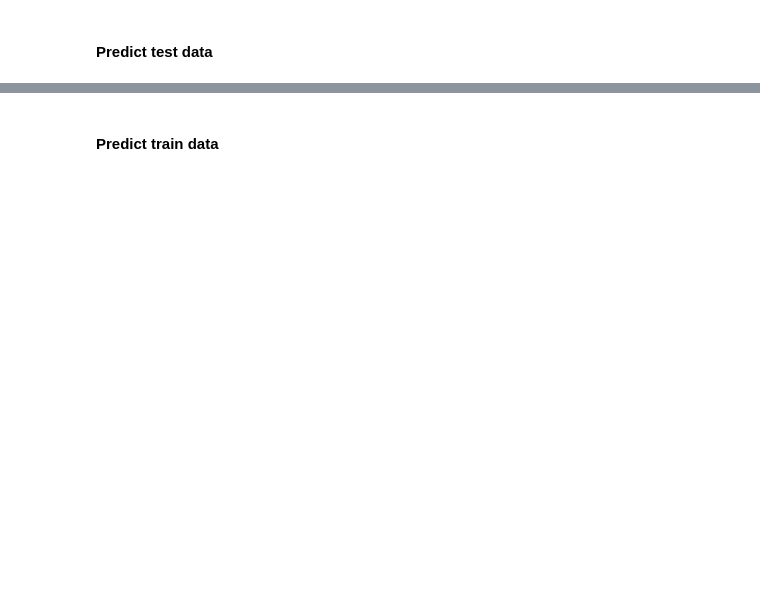
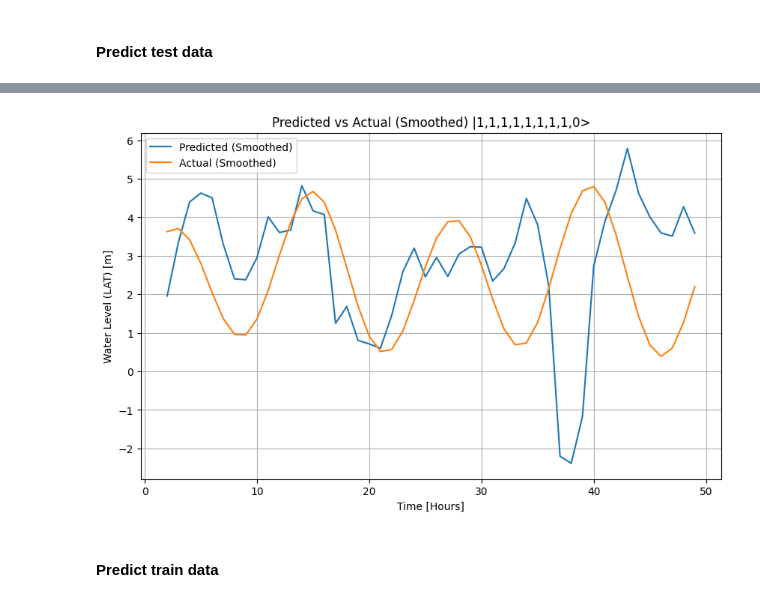
Before and after one commit to MauriceDHanisch/LOQCathon_qReservoir, a Jupyter notebook: RC_Method_1/Tide_predictor/quad_fit_regul_correct_split.ipynb, the cells around one changed output, grey strips where cells are left out. Saved outputs shown, nothing was run; the diff lists cells and outputs as text; code cells hidden in the pictures; blank space fills up the shorter version.

```diff
--- a/RC_Method_1/Tide_predictor/quad_fit_regul_correct_split.ipynb
+++ b/RC_Method_1/Tide_predictor/quad_fit_regul_correct_split.ipynb
@@ -201,3 +212,25 @@ predicted_data.shape =  (115,)
+# %%
+# Convert arrays to pandas Series for easy manipulation
+predicted_series = pd.Series(predicted_test_data_quad)
+actual_series = pd.Series(test_x)
+
+# Apply a moving average (rolling mean). You can adjust the window size as needed.
+window_size = 3  # This is the number of data points used for calculating the average
+predicted_smoothed = predicted_series.rolling(window=window_size).mean()
+actual_smoothed = actual_series.rolling(window=window_size).mean()
+
+# Plotting the smoothed data
+plt.figure(figsize=(10, 6))
+plt.plot(predicted_smoothed, label='Predicted (Smoothed)')
+plt.plot(actual_smoothed, label='Actual (Smoothed)')
+plt.title(f'Predicted vs Actual (Smoothed) {input_state}')
+plt.xlabel('Time [Hours]')
+plt.ylabel('Water Level (LAT) [m]')
+plt.legend()
+plt.grid(True)
+plt.show()
+# %% [output]
+[figure, added]
 # %% [markdown]
 #### Predict train data
 # %%
```
Also changed, not shown: parts of 13 cells of this notebook, 2 other files.
